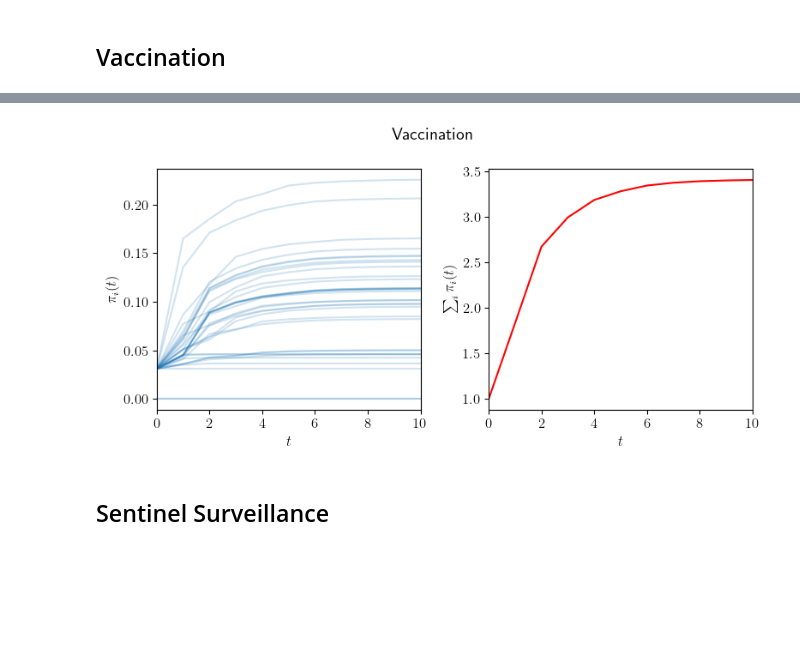
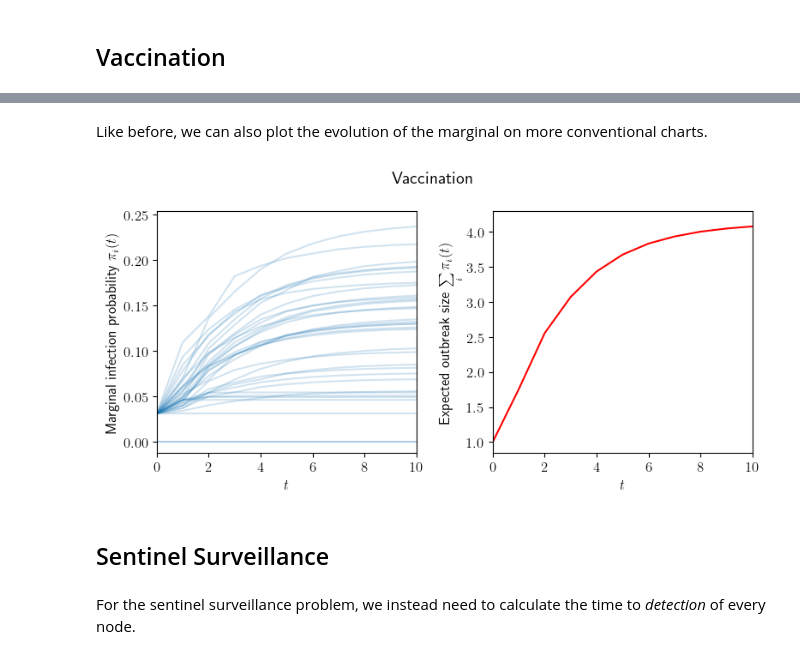
Before and after one commit to erikweis/loopy-MP-interventions, a Jupyter notebook: example.ipynb, the cells around one changed output, grey strips where cells are left out. Saved outputs shown, nothing was run; the diff lists cells and outputs as text; code cells hidden in the pictures; blank space fills up the shorter version.

```diff
--- a/example.ipynb
+++ b/example.ipynb
@@ -11,6 +23,6 @@ plt.rc('font', size=12)
 # %%
 g = nx.karate_club_graph()
 r = 1
-infection_rate = 0.2
+p = 0.2
 t_max = 50
 M = 10
@@ -64,17 +115,21 @@ plt.tight_layout()
 # %%
 n = len(g)
-seeds = [0,10]
+vaccinated_nodes = [0,10]
 
-# set s and v
+# set the vaccinated nodes `v`
 v = np.zeros(n)
-for i in seeds:
+for i in vaccinated_nodes:
     v[i] = 1
+
+# set the seed `s`. each node is initially infected with probability 1/(n-|v|) where |v| is the number of vaccinated nodes and n is the number of nodes
 s = np.zeros(n)
-s += 1/(n-len(seeds))
-s[list(seeds)] = 0
+s += 1/(n-len(vaccinated_nodes))
+
+# vaccinated nodes cannot be the seed
+s[list(vaccinated_nodes)] = 0
 
 # run NMP
-NMP = NeighborhoodMessagePassing(g, r, infection_rate, t_max, M=M, v = v, temporal = False, verbose=False)
+NMP = NeighborhoodMessagePassing(g, r, p, t_max, M=M, v=v, temporal=True, verbose=False)
 NMP.neighborhood_message_passing(s)
 marginals = NMP.marginals
 # %%
@@ -89,19 +156,26 @@ Vaccination [1.         1.83329196 2.67383316 2.99528451 3.186885   3.28239821
+# %% [markdown]
+Like before, we can also plot the evolution of the marginal on more conventional charts.
 # %%
 fig, axes = plt.subplots(1,2, figsize=(8,4))
+xlim = [0, 10]
 
 ax = axes[0]
 ax.plot(marginals.T,color = 'C0', alpha = 0.2)
-ax.set(xlabel=r'$t$', ylabel= r'$\pi_i(t)$',xlim=[0,10])
+ax.set(xlabel=r'$t$', ylabel= r'Marginal infection probability $\pi_i(t)$')
+ax.set(xlim=xlim)
 
 ax = axes[1]
 ax.plot(pi_t, color = 'red')
-ax.set(xlabel=r'$t$', ylabel= r'$\sum_i \pi_i(t)$')
-ax.set(xlim=[0,10])
+ax.set(xlabel=r'$t$', ylabel= r'Expected outbreak size $\sum\limits_i \pi_i(t)$')
+ax.set(xlim=xlim)
+
 plt.suptitle("Vaccination")
 plt.tight_layout()
 # %% [output]
-[figure, old version]
+[figure, new version]
 # %% [markdown]
 ## Sentinel Surveillance
+# %% [markdown]
+For the sentinel surveillance problem, we instead need to calculate the time to *detection* of every node.
 # %%
 n = len(g)
```
Also changed, not shown: parts of 27 cells of this notebook.
